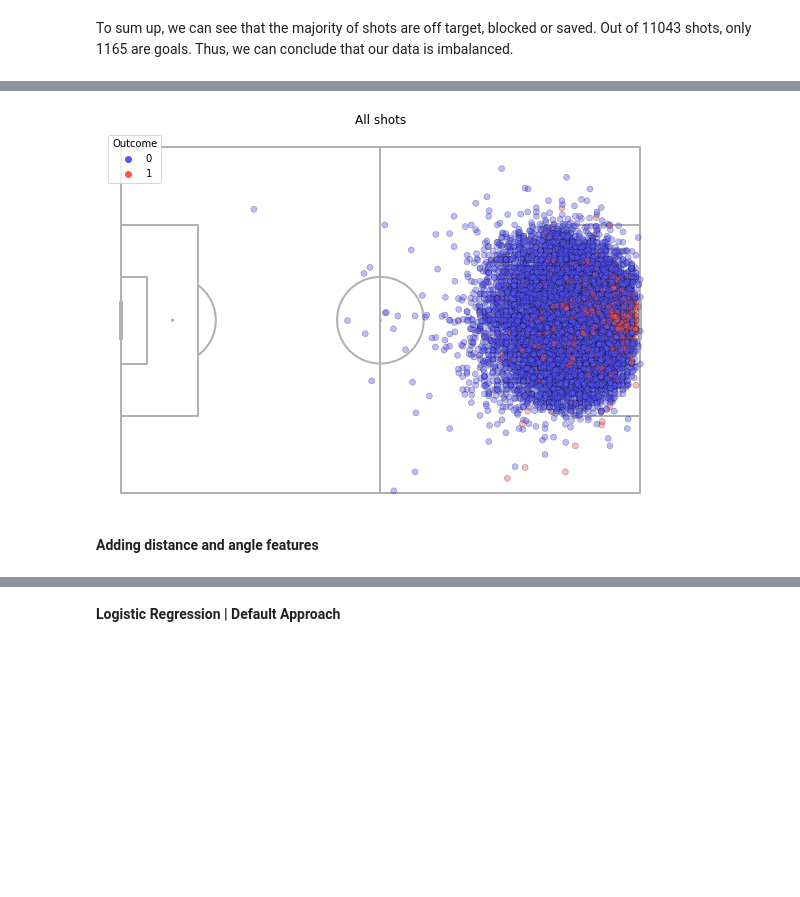
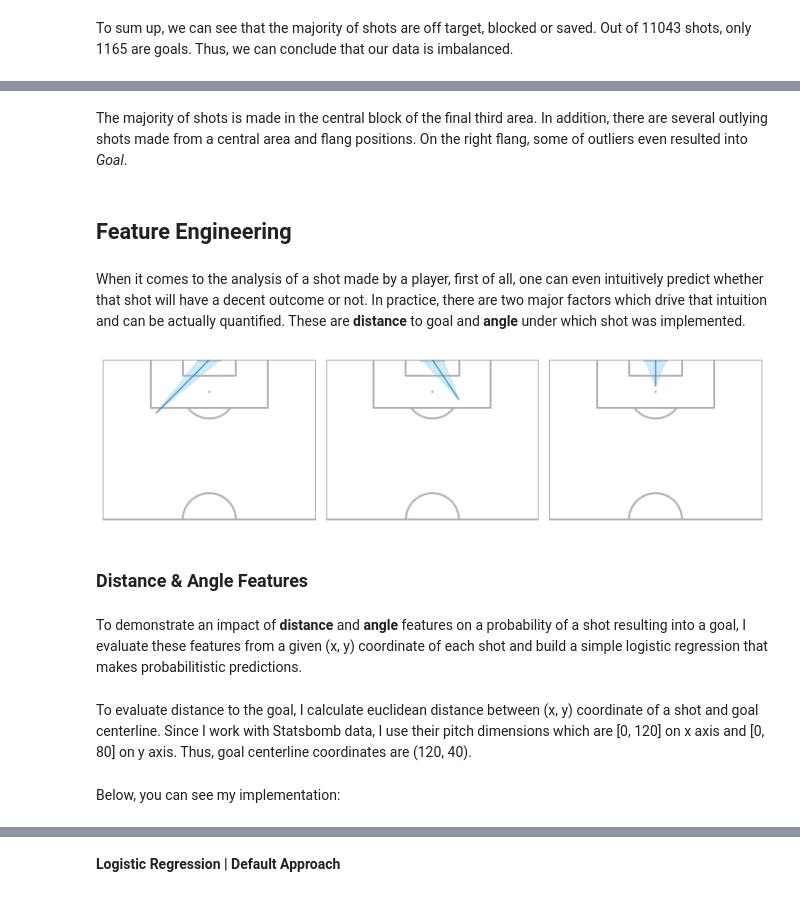
Before and after one commit to faridmusayev/Expected_Goals_Model, a Jupyter notebook: statsbomb/building_model.ipynb, the cells around one changed output, grey strips where cells are left out. Saved outputs shown, nothing was run; the diff lists cells and outputs as text; code cells hidden in the pictures; blank space fills up the shorter version.

Commit message:
feature engineering and statistical analysis added

```diff
--- a/statsbomb/building_model.ipynb
+++ b/statsbomb/building_model.ipynb
@@ -165,20 +138,38 @@ plt.show()
-# %%
-# Visual shots on Pitch
-pitch = Pitch(pitch_type = 'statsbomb')
-fig, ax = pitch.draw(figsize=(8, 10))
-
-sns.scatterplot(data = shots, x = 'x_start', y = 'y_start', ax = ax,
-                hue = 'outcome', palette = 'seismic', edgecolor = 'black', alpha = 0.4)
-
-
-
-#hexmap = pitch.hexbin(shots.x_start, shots.y_start, ax=ax, edgecolors='#f4f4f4', cmap='summer', gridsize = 50)
-
-ax.legend(title = 'Outcome', frameon = True, loc = 'upper left')
-ax.set_title('All shots')
-plt.show()
-# %% [output]
-[figure, removed]
+# %% [markdown]
+The majority of shots is made in the central block of the final third area. In addition, there are several outlying shots made from a central area and flang positions. On the right flang, some of outliers even resulted into *Goal*.
+# %% [markdown]
+## Feature Engineering
+# %% [markdown]
+When it comes to the analysis of a shot made by a player, first of all, one can even intuitively predict whether that shot will have a decent outcome or not. In practice, there are two major factors which drive that intuition and can be actually quantified. These are **distance** to goal and **angle** under which shot was implemented.
+# %%
+#| label: fig-3
+#| fig-cap: "Different distance to goal (solid line) and angle (shaded area) for a given shot."
+
+%config InlineBackend.figure_formats = ['png']
+
+# Visual shots on Pitch
+pitch = VerticalPitch(pitch_type = 'statsbomb',
+                      half = True,
+                      pad_left = 0, pad_right = 0, pad_top = 0, pad_bottom = 0.15)
+fig, ax = pitch.draw(nrows = 1, ncols = 3, figsize=(10, 12))
+
+x = np.array([100, 120, 105, 120, 110, 120]).reshape(3, 2)
+y = np.array([20, 40, 50, 40, 40, 40]).reshape(3, 2)
+for i in range(3):
+
+    pitch.goal_angle(x[i][0], y[i][0], ax = ax[i], alpha = 0.4, color = 'skyblue')
+    pitch.lines(x[i][0], y[i][0], x[i][1], y[i][1], ax = ax[i], linewidth = 1)
+
+
+plt.show()
+# %% [output]
+[figure, added]
 # %% [markdown]
-**Adding distance and angle features**
+### Distance & Angle Features
+# %% [markdown]
+To demonstrate an impact of **distance** and **angle** features on a probability of a shot resulting into a goal, I evaluate these features from a given (x, y) coordinate of each shot and build a simple logistic regression that makes probabilitistic predictions.
+# %% [markdown]
+To evaluate distance to the goal, I calculate euclidean distance between (x, y) coordinate of a shot and goal centerline. Since I work with Statsbomb data, I use their pitch dimensions which are [0, 120] on x axis and [0, 80] on y axis. Thus, goal centerline coordinates are (120, 40).
+# %% [markdown]
+Below, you can see my implementation:
 # %%
```
Also changed, not shown: parts of 54 cells of this notebook, 1 other file.
